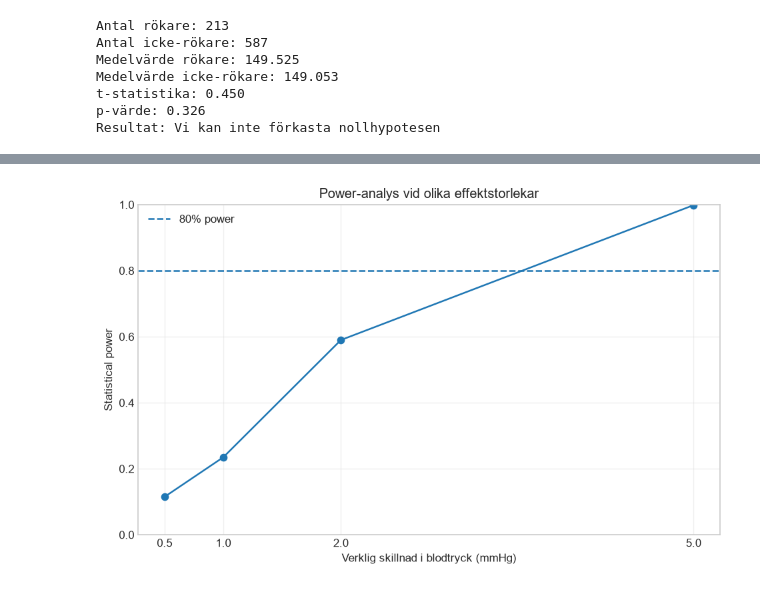
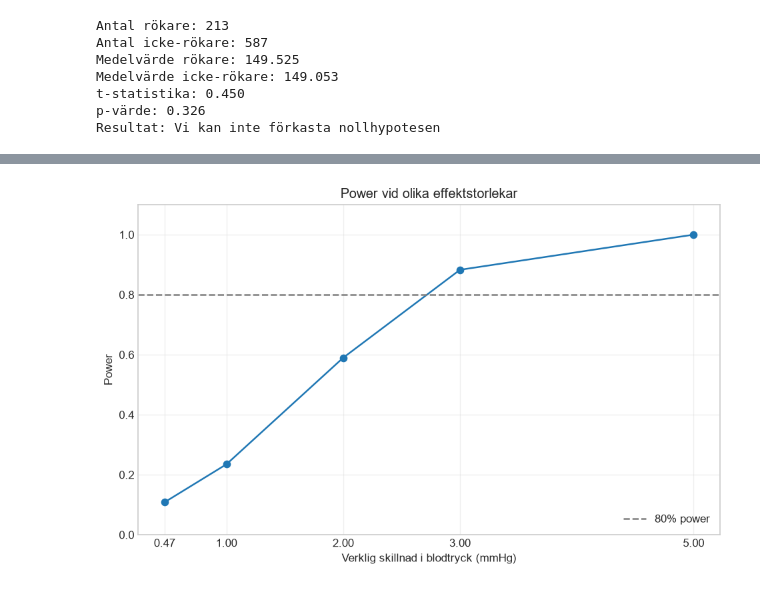
Before and after one commit to kape-code/health-study, a Jupyter notebook: report.ipynb, the cells around one changed output, grey strips where cells are left out. Cells and saved outputs as stored; diff of their text form; code cells hidden in the pictures.

```diff
--- a/report.ipynb
+++ b/report.ipynb
@@ -105,6 +140,6 @@ Datatyper:
 # %%
 # Kolumnerna smoker och sex sätts till kategoriska
-df = df_r.copy()
+df = df_raw.copy()
 df["sex"]= df["sex"].astype("category")
 df["smoker"]= df["smoker"].astype("category")
 
@@ -558,7 +575,7 @@ std_non = non_smokers.std(ddof=1)
 
 # Vad händer med power när skillnaden mellan grupperna ökar?
 # Hur svårt är det att upptäcka skillnaderna mellan rökare och icke-rökare
-effect_sizes = [0.5, 1, 2, 5]
+effect_sizes = [0.47, 1, 2, 3, 5]
 
 # Simulera experiment
 power_results = []
@@ -584,7 +601,7 @@ for effect in effect_sizes:
         )
 
 # Welchs t-test - kräver inte att grupperna har samma varians.
-# Det är ett lämpligt val när grupperna har olika storlek och variansen kan skilja sig.
+# Det är lämpligt när grupperna har olika storlek och variansen inte nödvändigtvis är lika
 # ett ensidigt test används
         _, p = stats.ttest_ind(
             simulated_smokers,
@@ -597,15 +614,18 @@ for effect in effect_sizes:
             significant += 1
 
     simulated_power = significant / n_simulations
-    power_results.append(simulated_power)
 
-    print(
-        f"Effekt {effect} mmHg: "
-        f"Antal signifikanta = {significant}, "
-        f"Power = {simulated_power * 100:.2f}%"
-    )
+    power_results.append({
+        "effekt": effect,
+        "antal_signifikanta": significant,
+        "power": simulated_power
+    })
 
-# Varians hos den mer bland rökarna jämfört med icke-rökarna?
+
+summary_sim = pd.DataFrame(power_results)
+summary_sim["power"] = summary_sim["power"] * 100
+
+display(summary_sim)
 print(f"Standardavvikelse rökare: {std_smokers:.2f}")
 print(f"Standardavvikelse icke-rökare: {std_non:.2f}")
 # %% [output]
@@ -641,24 +640,26 @@ Det går inte att dra slutsatsen att det inte finns en verklig skillnad mellan r
 # %%
+power_res = [result["power"] for result in power_results]
 
 plt.plot(
     effect_sizes,
-    power_results,
+    power_res,
     marker="o"
 )
 
 plt.axhline(
     y=0.80,
+    color="grey",
     linestyle="--",
     label="80% power"
 )
 
-plt.title("Power-analys vid olika effektstorlekar")
+plt.title("Power vid olika effektstorlekar")
 plt.xlabel("Verklig skillnad i blodtryck (mmHg)")
-plt.ylabel("Statistical power")
-plt.ylim(0, 1)
+plt.ylabel("Power")
+plt.ylim(0, max(power_res) + 0.1)
 plt.xticks(effect_sizes)
-plt.legend()
+plt.legend(loc="lower right")
 plt.tight_layout()
 plt.grid(alpha=0.3)
 # %% [output]
-[figure, old version]
+[figure, new version]
```
Also changed, not shown: parts of 19 cells of this notebook, 1 other file.
